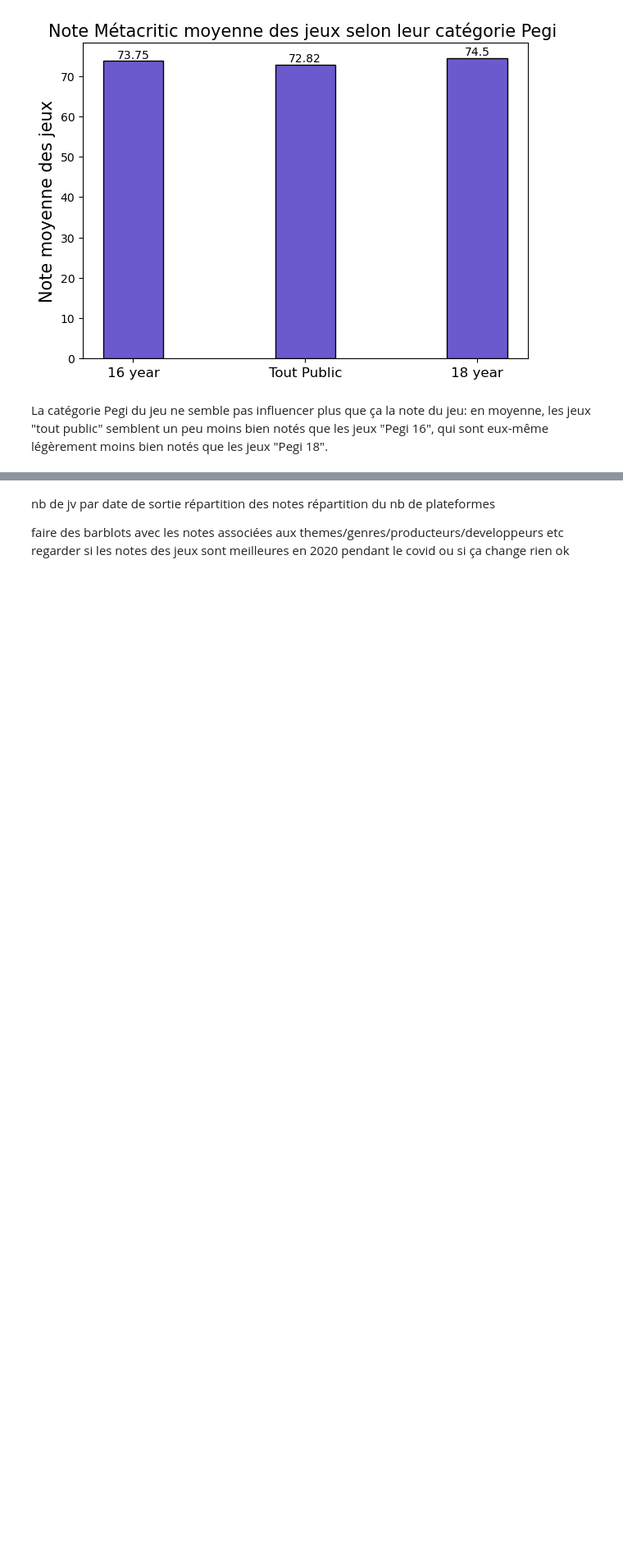
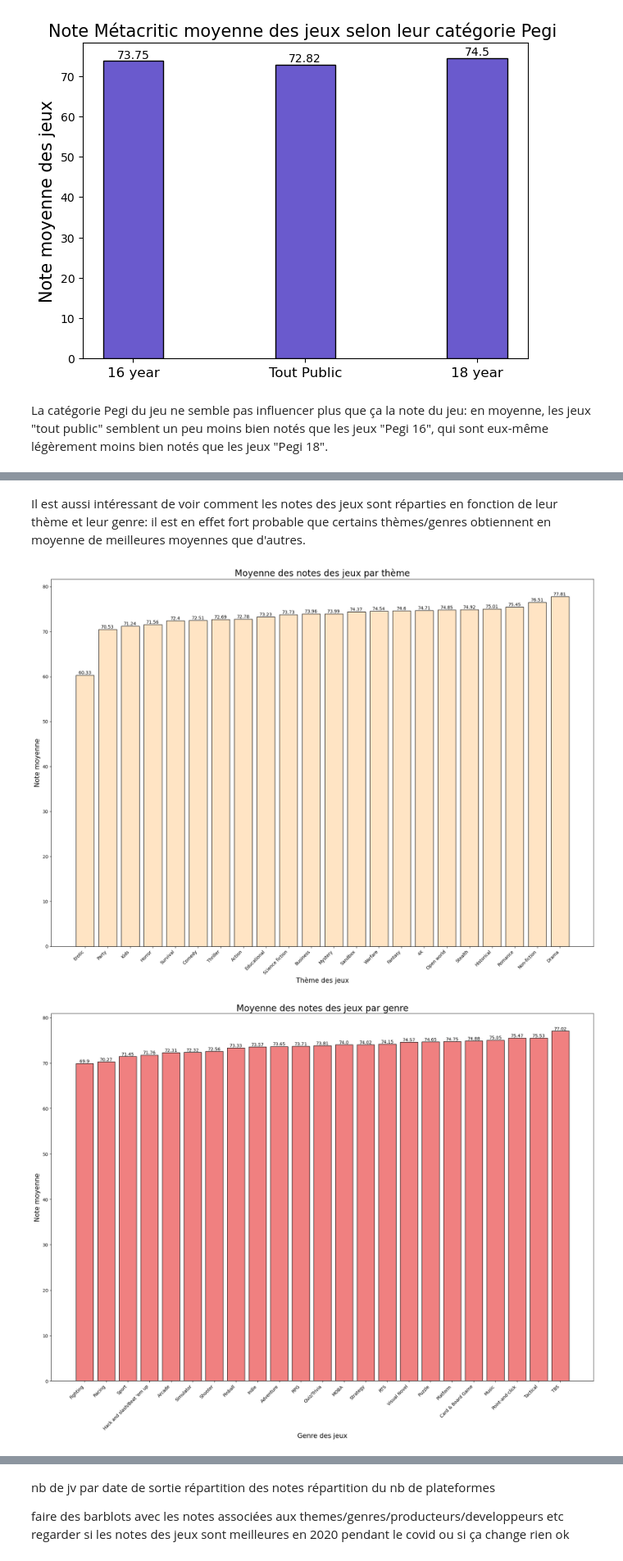
Before and after one commit to PyTomSss/PythonProjects, a Jupyter notebook: Project_Notebook.ipynb, the cells around one changed output, grey strips where cells are left out. Shown at 82% size. Drawn from its saved outputs; the diff is of its cells as text; code cells hidden in the pictures; blank space fills up the shorter version.

```diff
--- a/Project_Notebook.ipynb
+++ b/Project_Notebook.ipynb
@@ -1352,0 +1285,49 @@ plt.show()
+# %% [markdown]
+Il est aussi intéressant de voir comment les notes des jeux sont réparties en fonction de leur thème et leur genre: il est en effet fort probable que certains thèmes/genres obtiennent en moyenne de meilleures moyennes que d'autres.
+# %%
+#pour les themes
+
+themes_liste = [(str(i), DF[DF[i] == 1]['Note'].mean()) for i in list(theme_dictionnary.values())]
+themes_liste=pd.DataFrame(themes_liste)
+themes_liste = themes_liste.sort_values(by=1)
+
+
+plt.figure(figsize=(22,15))
+bars= plt.bar(themes_liste[0], themes_liste[1], color = 'bisque',edgecolor='black')
+
+for bar in bars:
+    yval = bar.get_height()
+    plt.text(bar.get_x() + bar.get_width()/2, yval, round(yval, 2), ha='center', va='bottom')
+
+
+plt.xticks(rotation=45, ha='right')
+plt.ylabel('Note moyenne',fontsize= 15)
+plt.xlabel('Thème des jeux',fontsize = 15)
+plt.title('Moyenne des notes des jeux par thème',fontsize=20)
+plt.show()
+
+
+#pour les genres
+
+genre = [(str(i), DF[DF[i] == 1]['Note'].mean()) for i in list(genre_dictionnary.values())]
+
+genre=pd.DataFrame(genre)
+genre = genre.sort_values(by=1)
+
+
+plt.figure(figsize=(22,15))
+bars= plt.bar(genre[0], genre[1], color = 'lightcoral',edgecolor='black')
+
+for bar in bars:
+    yval = bar.get_height()
+    plt.text(bar.get_x() + bar.get_width()/2, yval, round(yval, 2), ha='center', va='bottom')
+
+
+plt.xticks(rotation=45, ha='right')
+plt.ylabel('Note moyenne',fontsize= 15)
+plt.xlabel('Genre des jeux',fontsize = 15)
+plt.title('Moyenne des notes des jeux par genre',fontsize=20)
+plt.show()
+# %% [output]
+[figure, added]
+[figure, added]
```
Also changed, not shown: parts of 21 cells of this notebook.
